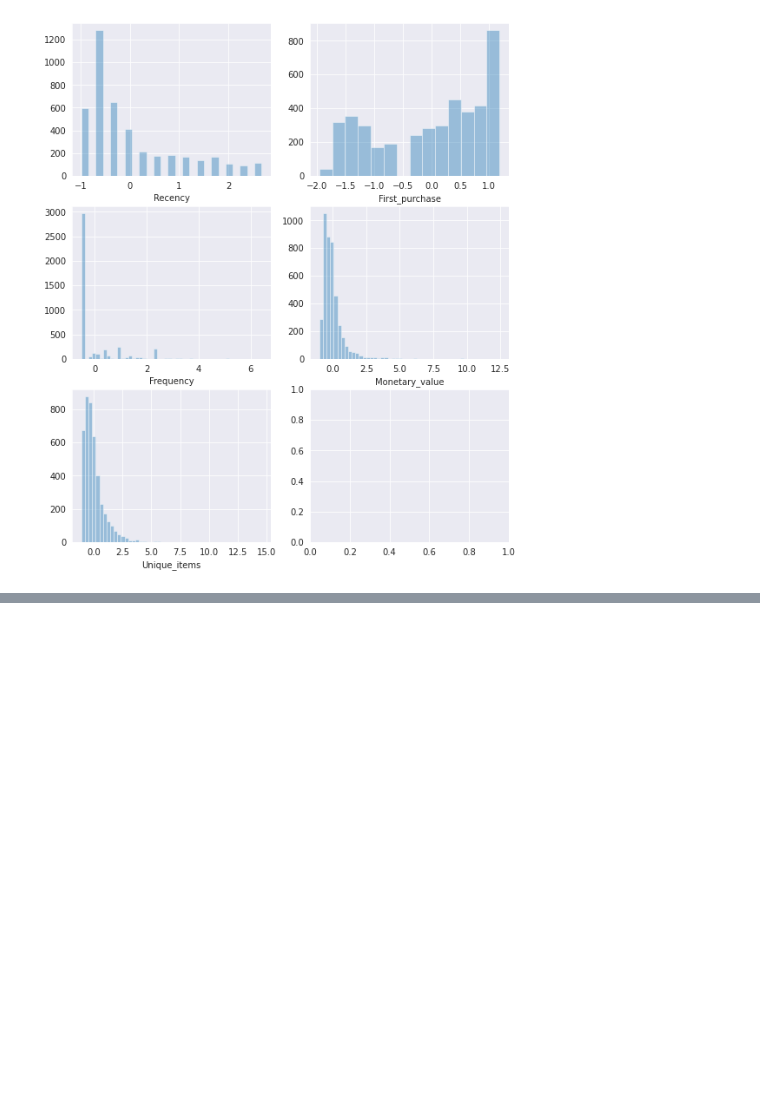
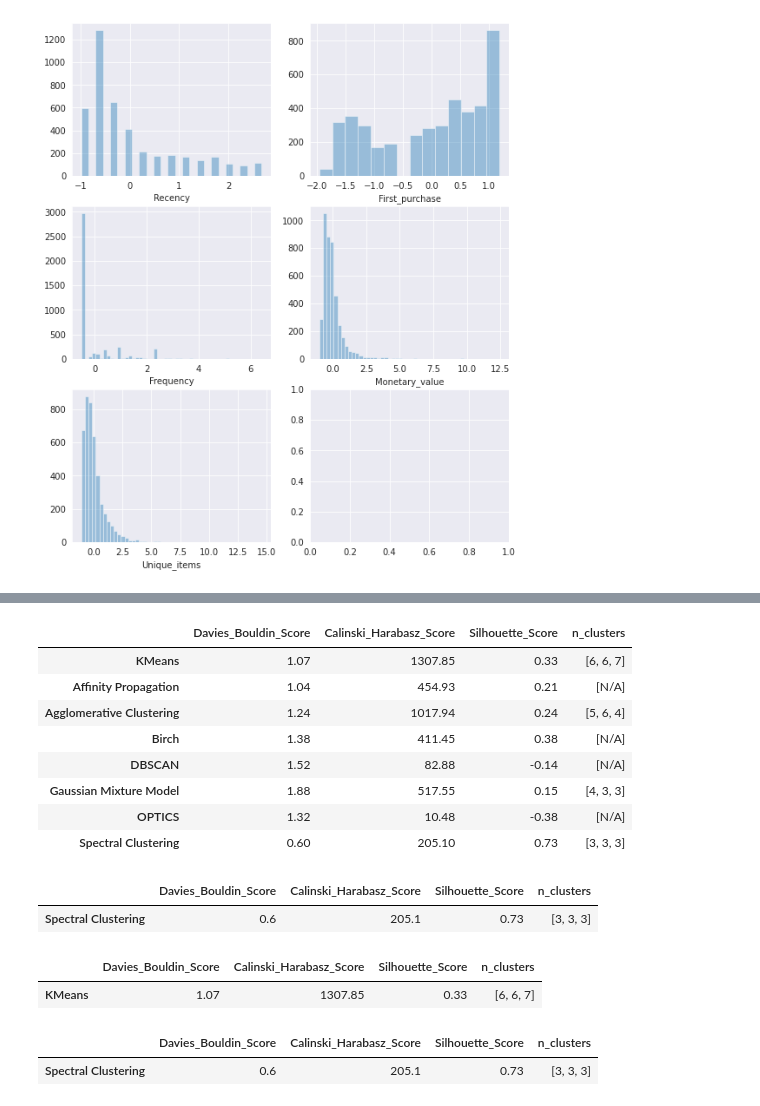
Before and after one commit to wasimkhan33/Online-Retail-Customer-Segmentation, a Jupyter notebook: Online_Retail_Customer_Segmentation_Capstone_Project.ipynb, the cells around one changed output, grey strips where cells are left out. Drawn from its saved outputs; the diff is of its cells as text; code cells hidden in the pictures; blank space fills up the shorter version.

Commit message:
Model training using clustering algorithm and evaluation metrics

```diff
--- a/Online_Retail_Customer_Segmentation_Capstone_Project.ipynb
+++ b/Online_Retail_Customer_Segmentation_Capstone_Project.ipynb
@@ -678,0 +799,47 @@ sns.distplot(data_transformed_scaled.Unique_items, ax= ax[2][0], kde= False)
+# %%
+clusterers = [KMeans, AffinityPropagation, AgglomerativeClustering, Birch,
+             DBSCAN, GaussianMixture, OPTICS, SpectralClustering]
+
+Scores ={'Davies_Bouldin_Score': [],
+         'Calinski_Harabasz_Score': [],
+         'Silhouette_Score': [],
+        'n_clusters': []}
+
+clusterer_names = ['KMeans', 'Affinity Propagation', 'Agglomerative Clustering', 'Birch',
+             'DBSCAN', 'Gaussian Mixture Model', 'OPTICS', 'Spectral Clustering']
+
+for i in clusterers:
+    db, ca, sc, labels, n_clusters= model_train(i, data_transformed_scaled, 3, 8)
+
+    Scores['Davies_Bouldin_Score'].append(np.min(db))
+    Scores['Calinski_Harabasz_Score'].append(np.max(ca))
+    Scores['Silhouette_Score'].append(np.max(sc))
+    Scores['n_clusters'].append(n_clusters)
+# %%
+models_scores = pd.DataFrame(Scores, index= clusterer_names)
+models_scores
+# %% [output]
+|  | Davies_Bouldin_Score | Calinski_Harabasz_Score | Silhouette_Score | n_clusters |
+| KMeans | 1.07 | 1307.85 | 0.33 | [6, 6, 7] |
+| Affinity Propagation | 1.04 | 454.93 | 0.21 | [N/A] |
+| Agglomerative Clustering | 1.24 | 1017.94 | 0.24 | [5, 6, 4] |
+| Birch | 1.38 | 411.45 | 0.38 | [N/A] |
+| DBSCAN | 1.52 | 82.88 | -0.14 | [N/A] |
+| Gaussian Mixture Model | 1.88 | 517.55 | 0.15 | [4, 3, 3] |
+| OPTICS | 1.32 | 10.48 | -0.38 | [N/A] |
+| Spectral Clustering | 0.60 | 205.10 | 0.73 | [3, 3, 3] |
+# %%
+models_scores.loc[models_scores.Davies_Bouldin_Score == models_scores.Davies_Bouldin_Score.min()]
+# %% [output]
+|  | Davies_Bouldin_Score | Calinski_Harabasz_Score | Silhouette_Score | n_clusters |
+| Spectral Clustering | 0.6 | 205.1 | 0.73 | [3, 3, 3] |
+# %%
+models_scores.loc[models_scores.Calinski_Harabasz_Score == models_scores.Calinski_Harabasz_Score.max()]
+# %% [output]
+|  | Davies_Bouldin_Score | Calinski_Harabasz_Score | Silhouette_Score | n_clusters |
+| KMeans | 1.07 | 1307.85 | 0.33 | [6, 6, 7] |
+# %%
+models_scores.loc[models_scores.Silhouette_Score == models_scores.Silhouette_Score.max()]
+# %% [output]
+|  | Davies_Bouldin_Score | Calinski_Harabasz_Score | Silhouette_Score | n_clusters |
+| Spectral Clustering | 0.6 | 205.1 | 0.73 | [3, 3, 3] |
```
Also changed, not shown: parts of 22 cells of this notebook.
